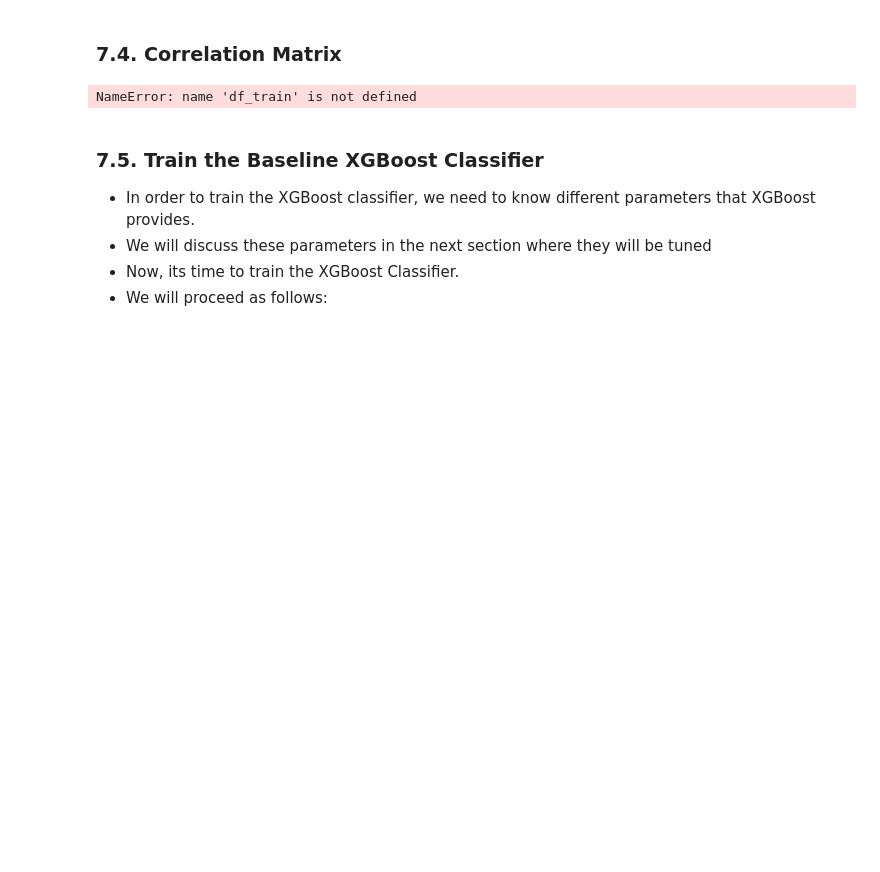
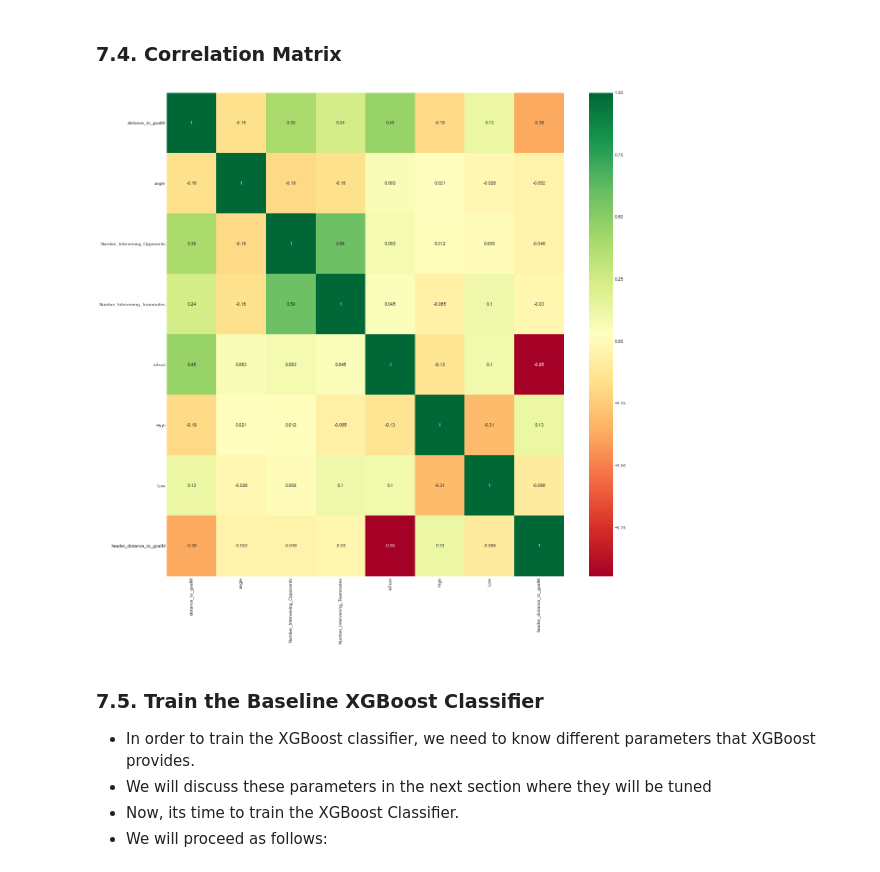
Before and after one commit to robbiejdunne/cfg_submission, a Jupyter notebook: notebooks/chance_quality_modelling/2) Gradient Boosted Chance Quality Model from Shots Data.ipynb, the cells around one changed output. Drawn from its saved outputs; the diff is of its cells as text; code cells hidden in the pictures; blank space fills up the shorter version.

```diff
--- a/notebooks/chance_quality_modelling/2) Gradient Boosted Chance Quality Model from Shots Data.ipynb
+++ b/notebooks/chance_quality_modelling/2) Gradient Boosted Chance Quality Model from Shots Data.ipynb
@@ -828,13 +830,12 @@ X_train, X_test, y_train, y_test = train_test_split(X, y, test_size=0.3, random_
 # %% [markdown]
 ### <a id='#section7.4'>7.4. Correlation Matrix
 # %%
-df = df_train[features]
-corrmat = df.corr()
+corrmat = X_train.corr()
 top_corr_features = corrmat.index
 plt.figure(figsize=(20,20))
-g=sns.heatmap(df.corr(), annot=True, cmap='RdYlGn')
+g = sns.heatmap(X_train.corr(), annot=True, cmap='RdYlGn')
 # %% [output]
-NameError: name 'df_train' is not defined
+[figure, added]
 # %% [markdown]
 ### <a id='#section7.5'>7.5. Train the Baseline XGBoost Classifier
 *    In order to train the XGBoost classifier, we need to know different parameters that XGBoost provides.
```
Also changed, not shown: parts of 54 cells of this notebook.
